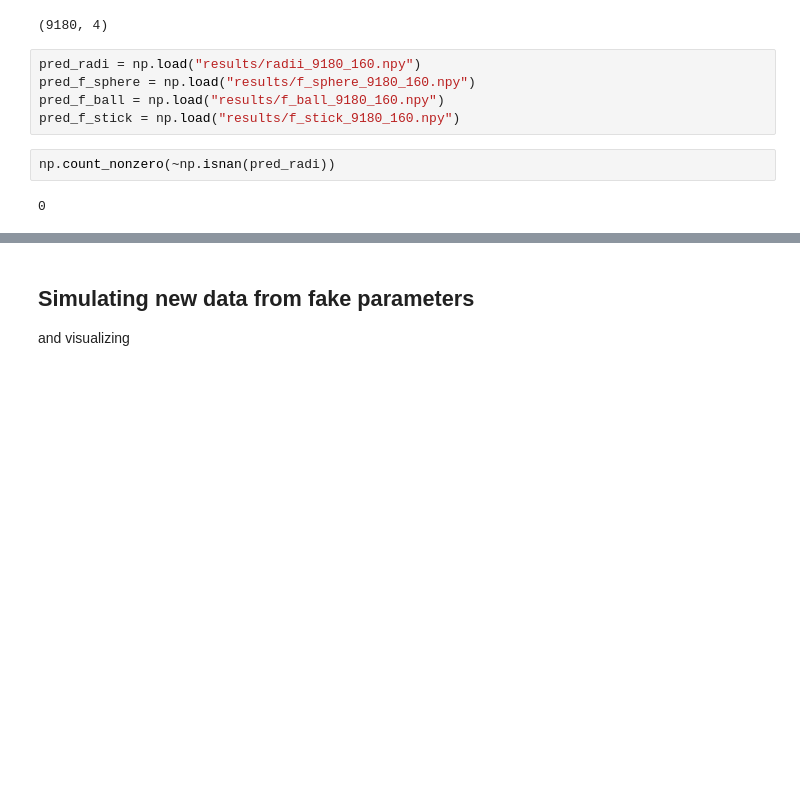
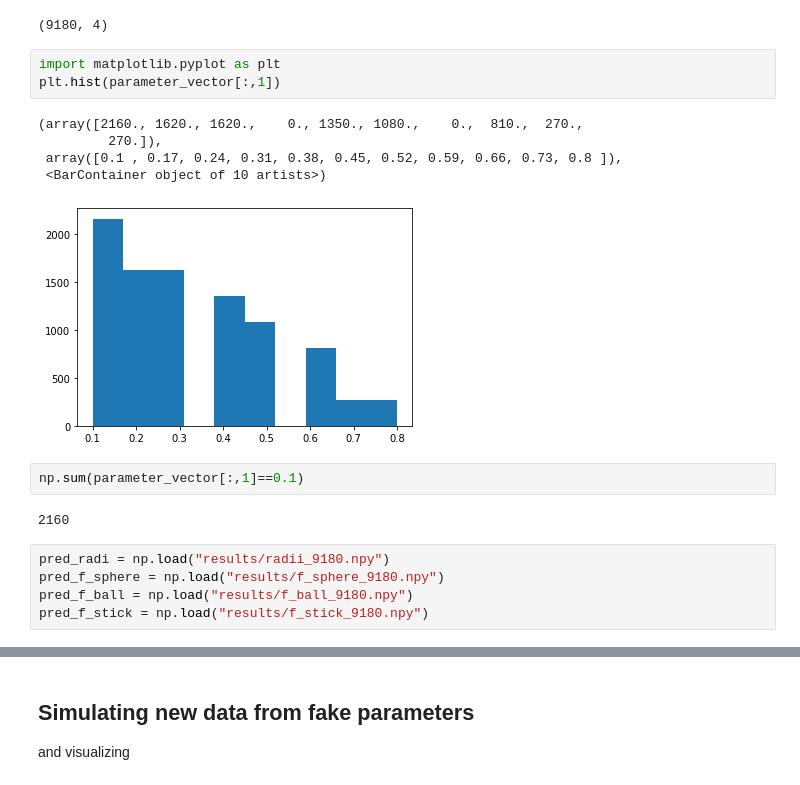
Before and after one commit to theavage/Master-project, a Jupyter notebook: network/simulate_data.ipynb, the cells around one changed output, grey strips where cells are left out. Saved outputs shown, nothing was run; the diff lists cells and outputs as text; blank space fills up the shorter version.

```diff
--- a/network/simulate_data.ipynb
+++ b/network/simulate_data.ipynb
@@ -71,15 +64,24 @@ parameter_vector = np.array(all_combinations)
 parameter_vector.shape
 # %% [output]
 (9180, 4)
+# %%
+import matplotlib.pyplot as plt
+plt.hist(parameter_vector[:,1])
+# %% [output]
+(array([2160., 1620., 1620.,    0., 1350., 1080.,    0.,  810.,  270.,
+         270.]),
+ array([0.1 , 0.17, 0.24, 0.31, 0.38, 0.45, 0.52, 0.59, 0.66, 0.73, 0.8 ]),
+ <BarContainer object of 10 artists>)
+[figure, added]
+# %%
+np.sum(parameter_vector[:,1]==0.1)
+# %% [output]
+2160
 # %%
-pred_radi = np.load("results/radii_9180_160.npy")
-pred_f_sphere = np.load("results/f_sphere_9180_160.npy")
-pred_f_ball = np.load("results/f_ball_9180_160.npy")
-pred_f_stick = np.load("results/f_stick_9180_160.npy")
+pred_radi = np.load("results/radii_9180.npy")
+pred_f_sphere = np.load("results/f_sphere_9180.npy")
+pred_f_ball = np.load("results/f_ball_9180.npy")
+pred_f_stick = np.load("results/f_stick_9180.npy")
-# %%
-np.count_nonzero(~np.isnan(pred_radi))
-# %% [output]
-0
 # %%
 from sklearn.metrics import r2_score, mean_absolute_error
 
```
Also changed, not shown: parts of 9 cells of this notebook, 16 other files.
